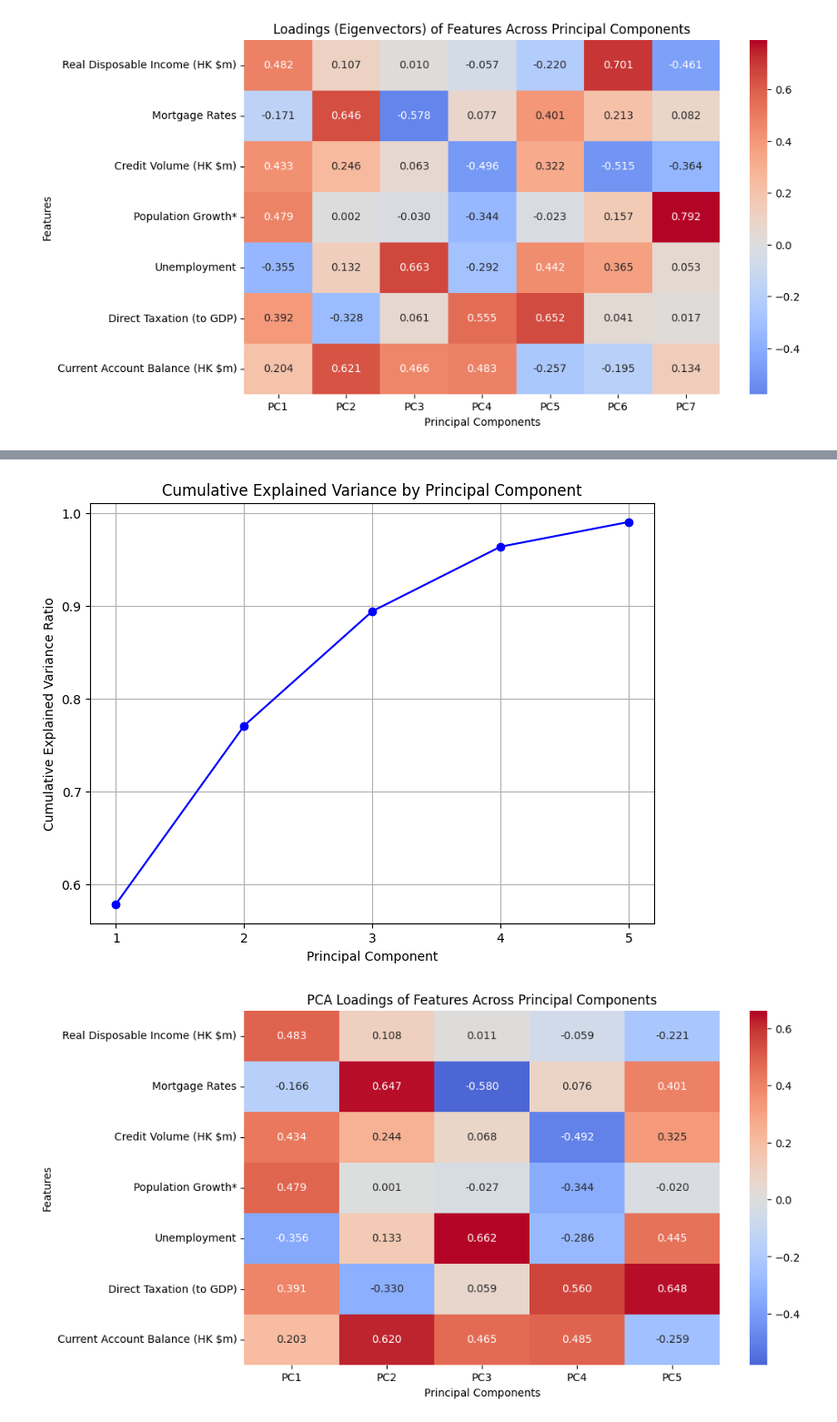
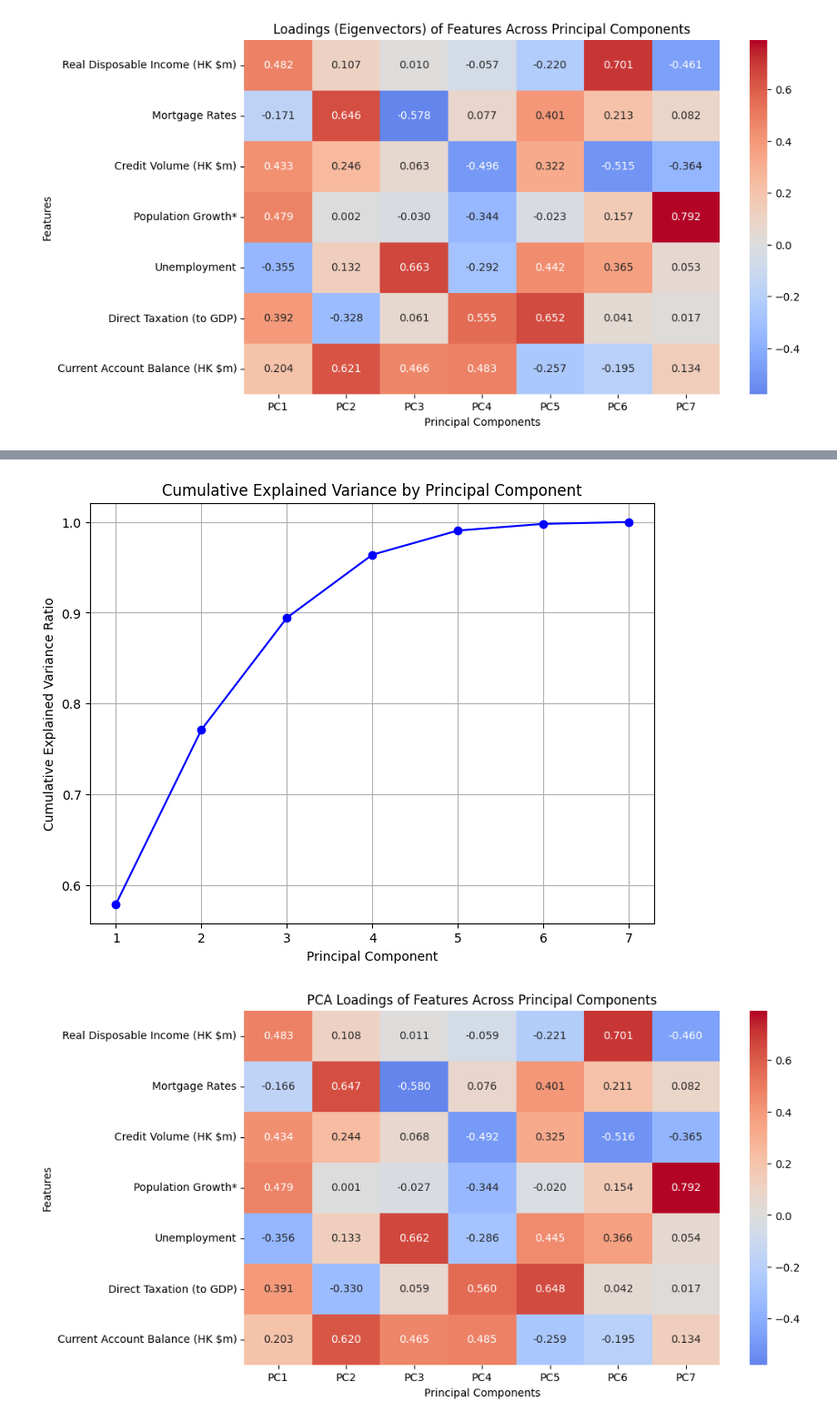
Before and after one commit to c-sungho/ECON4200-Research, a Jupyter notebook: data_processing.ipynb, the cells around one changed output, grey strips where cells are left out. Shown: that part at 91% size. Drawn from its saved outputs; the diff is of its cells as text; code cells hidden in the pictures.

```diff
--- a/data_processing.ipynb
+++ b/data_processing.ipynb
@@ -597,6 +597,7 @@ df_pca_cleaned['Bubble'] = b_t[30:-2].reset_index(drop=True)
 import numpy as np
 import pandas as pd
 import matplotlib.pyplot as plt
+import matplotlib.dates as mdates
 import seaborn as sns
 from sklearn.decomposition import PCA
 from sklearn.preprocessing import StandardScaler
@@ -614,8 +615,8 @@ def tvp_pca_bubble(df, features, params, n_components=5):
     n_features = len(features)
 
     # Compute differences
-    delta_housing = df['HPI'].diff().dropna()
-    delta_bubble = df['Bubble'].diff().dropna()
+    delta_housing = df['HPI'].pct_change().dropna()
+    delta_bubble = df['Bubble'].pct_change().dropna()
     df = df.iloc[1:].copy()  # Align with differences
     delta_housing = delta_housing.values
     delta_bubble = delta_bubble.values
@@ -717,7 +718,7 @@ bubble_col = 'bubble'
 
 # Run TVP-PCA-Bubble
 params = [0.00001, 10.0]  # [R, V]
-n_components = 5
+n_components = 7
 pc_scores, coefficients, constants, explained_variance_ratios, cumulative_explained_variance, eigenvalues, neg_log_likelihood, loadings = tvp_pca_bubble(df_pca_cleaned, features, params, n_components)
 
 # Create coefficients DataFrame
@@ -768,26 +769,31 @@ plt.ylabel('Features')
 plt.show()
 plt.close()
 
-# Plot 3: Time-Varying Coefficients
-t = np.arange(len(df_pca_cleaned)-1)
+# Plot 3: Time-Varying Coefficients with Dates
+dates = df_pca_cleaned['Dates'].iloc[1:]  # Skip first row due to differencing
 plt.figure(figsize=(12, 16))
 for i in range(n_components):
     plt.subplot(n_components + 1, 2, i + 1)
-    plt.plot(t, coefficients[:, i], label=f'sv_{i+1} (PC{i+1})')
+    plt.plot(dates, coefficients[:, i], label=f'sv_{i+1} (PC{i+1})')
     plt.title(f'Time-Varying Coefficient for PC{i+1}')
-    plt.xlabel('Time')
+    plt.xlabel('Date')
     plt.ylabel('Coefficient')
     plt.legend()
+    plt.gca().xaxis.set_major_formatter(mdates.DateFormatter('%Y-%m-%d'))
+    plt.gca().xaxis.set_major_locator(mdates.AutoDateLocator())
+    plt.xticks(rotation=45)
 plt.subplot(n_components + 1, 2, n_components + 1)
-plt.plot(t, coefficients[:, n_components], label='sv_bubble (Bubble)')
+plt.plot(dates, coefficients[:, n_components], label='sv_bubble (Bubble)')
 plt.title('Time-Varying Coefficient for Bubble')
-plt.xlabel('Time')
+plt.xlabel('Date')
 plt.ylabel('Coefficient')
 plt.legend()
+plt.gca().xaxis.set_major_formatter(mdates.DateFormatter('%Y-%m-%d'))
+plt.gca().xaxis.set_major_locator(mdates.AutoDateLocator())
+plt.xticks(rotation=45)
 plt.tight_layout()
 plt.show()
 plt.close()
-
 # # Save results to DataFrame
 # results = pd.DataFrame({
 #     'Time': t,
@@ -821,2 +827,2 @@ Current Account Balance (HK $m) -0.259244
-[figure, old version]
+[figure, new version]
-[figure, old version]
+[figure, new version]
```
Also changed, not shown: parts of 1 cell of this notebook.
